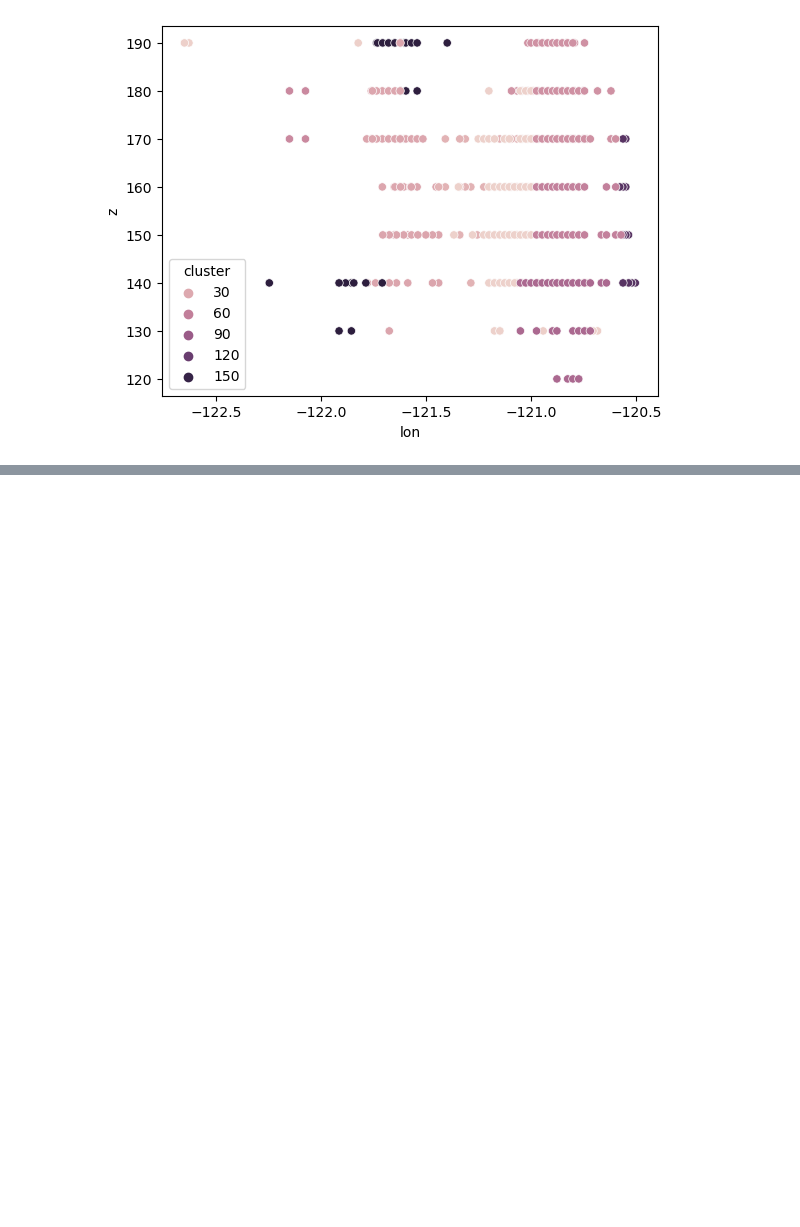
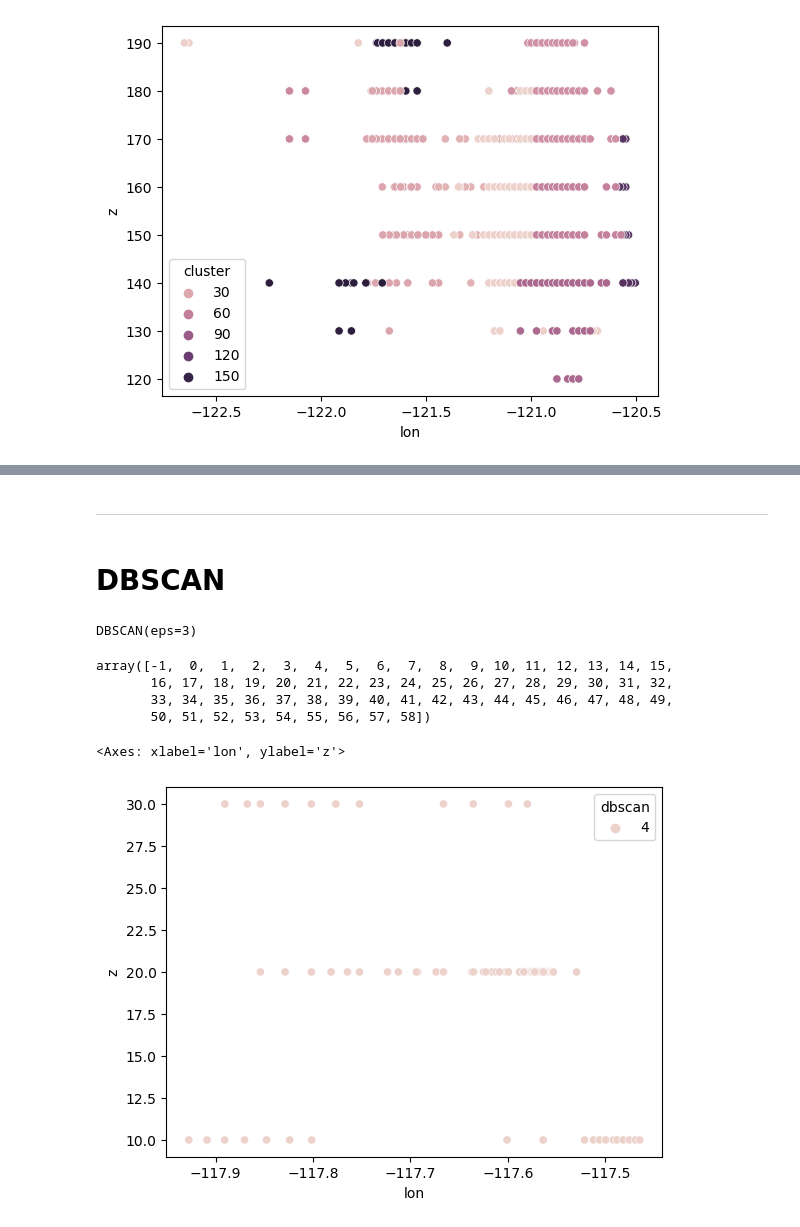
Before and after one commit to profxj/sio-sandbox, a Jupyter notebook: nb/CUGN/ClusterAnomalies.ipynb, the cells around one changed output, grey strips where cells are left out. Saved outputs shown, nothing was run; the diff lists cells and outputs as text; code cells hidden in the pictures; blank space fills up the shorter version.

```diff
--- a/nb/CUGN/ClusterAnomalies.ipynb
+++ b/nb/CUGN/ClusterAnomalies.ipynb
@@ -181,3 +182,27 @@ grid_year[c60].head()
 | 961 | 0 | 33137 | 17 | 15 | 258.928529 | 98.039216 | 2017-04-09 03:32:48 | -117.916190 | 10 | 33.497139 | 24.350353 | ... |
 | 962 | 0 | 33138 | 17 | 17 | 270.101911 | 99.372385 | 2017-04-09 06:20:08 | -117.944677 | 10 | 33.514465 | 24.513763 | ... |
 | 963 | 0 | 33139 | 17 | 17 | 271.135380 | 99.790795 | 2017-04-09 09:11:05 | -117.977302 | 10 | 33.518685 | 24.530509 | ... |
+# %% [markdown]
+----
+# %% [markdown]
+# DBSCAN
+# %%
+dbscan = DBSCAN(eps=3, min_samples=5)
+dbscan.fit(X)
+# %% [output]
+DBSCAN(eps=3)
+# %%
+np.unique(dbscan.labels_)
+# %% [output]
+array([-1,  0,  1,  2,  3,  4,  5,  6,  7,  8,  9, 10, 11, 12, 13, 14, 15,
+       16, 17, 18, 19, 20, 21, 22, 23, 24, 25, 26, 27, 28, 29, 30, 31, 32,
+       33, 34, 35, 36, 37, 38, 39, 40, 41, 42, 43, 44, 45, 46, 47, 48, 49,
+       50, 51, 52, 53, 54, 55, 56, 57, 58])
+# %%
+grid_year['dbscan'] = dbscan.labels_
+# %%
+#sns.scatterplot(grid_year[jul17], x='lon', y='z', hue='dbscan')
+sns.scatterplot(grid_year[grid_year.dbscan==4], x='lon', y='z', hue='dbscan')
+# %% [output]
+<Axes: xlabel='lon', ylabel='z'>
+[figure, added]
```
Also changed, not shown: parts of 8 cells of this notebook.
